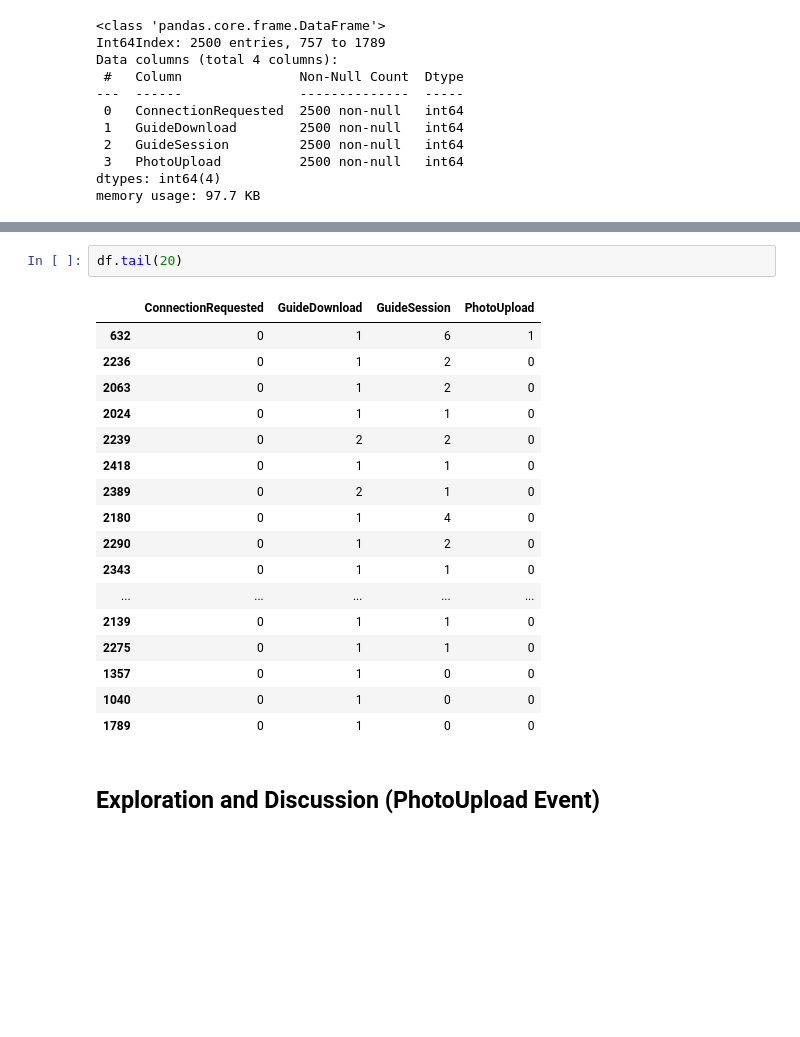
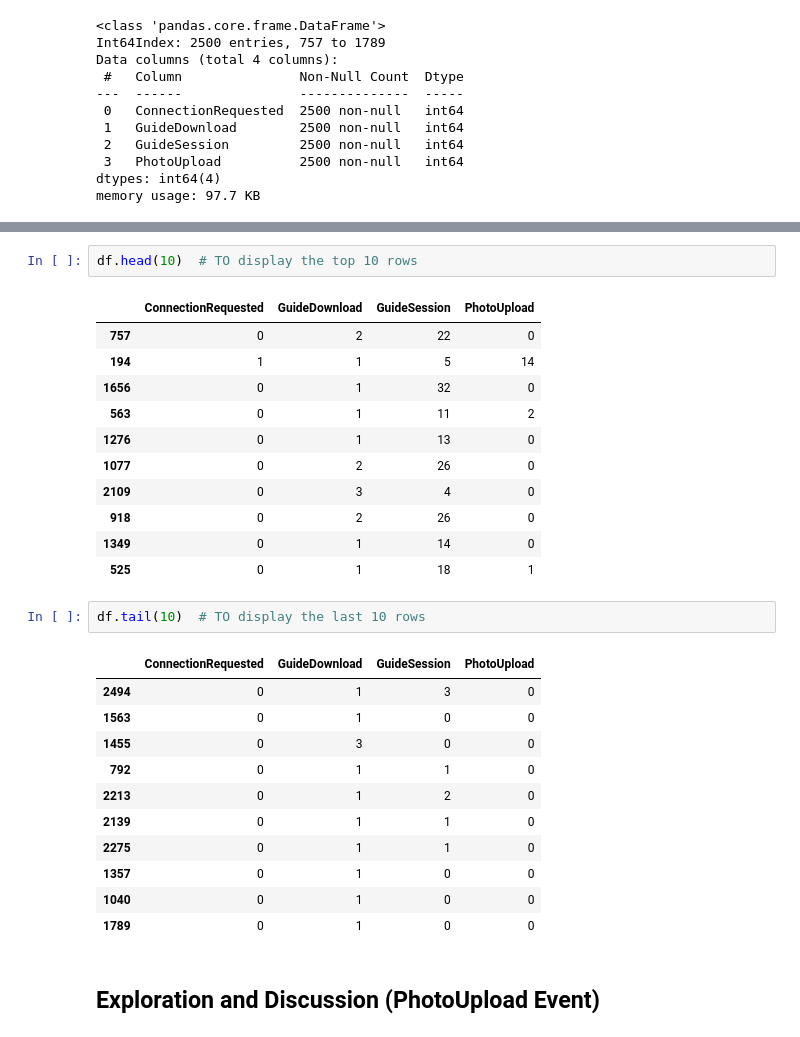
Before and after one commit to PatrickCmd/GuideBook-Data-Science, a Jupyter notebook: Guide Book Data Science Refactor.ipynb, the cells around one changed output, grey strips where cells are left out. Cells and saved outputs as stored; diff of their text form; blank space fills up the shorter version.

```diff
--- a/Guide Book Data Science Refactor.ipynb
+++ b/Guide Book Data Science Refactor.ipynb
@@ -202,23 +185,31 @@ df.head(30)
-# %%
-df.tail(20)
-# %% [output]
-|  | ConnectionRequested | GuideDownload | GuideSession | PhotoUpload |
-| 632 | 0 | 1 | 6 | 1 |
-| 2236 | 0 | 1 | 2 | 0 |
-| 2063 | 0 | 1 | 2 | 0 |
-| 2024 | 0 | 1 | 1 | 0 |
-| 2239 | 0 | 2 | 2 | 0 |
-| 2418 | 0 | 1 | 1 | 0 |
-| 2389 | 0 | 2 | 1 | 0 |
-| 2180 | 0 | 1 | 4 | 0 |
-| 2290 | 0 | 1 | 2 | 0 |
-| 2343 | 0 | 1 | 1 | 0 |
-| ... | ... | ... | ... | ... |
-| 2139 | 0 | 1 | 1 | 0 |
-| 2275 | 0 | 1 | 1 | 0 |
-| 1357 | 0 | 1 | 0 | 0 |
-| 1040 | 0 | 1 | 0 | 0 |
-| 1789 | 0 | 1 | 0 | 0 |
+# %%
+df.head(10)  # TO display the top 10 rows
+# %% [output]
+|  | ConnectionRequested | GuideDownload | GuideSession | PhotoUpload |
+| 757 | 0 | 2 | 22 | 0 |
+| 194 | 1 | 1 | 5 | 14 |
+| 1656 | 0 | 1 | 32 | 0 |
+| 563 | 0 | 1 | 11 | 2 |
+| 1276 | 0 | 1 | 13 | 0 |
+| 1077 | 0 | 2 | 26 | 0 |
+| 2109 | 0 | 3 | 4 | 0 |
+| 918 | 0 | 2 | 26 | 0 |
+| 1349 | 0 | 1 | 14 | 0 |
+| 525 | 0 | 1 | 18 | 1 |
+# %%
+df.tail(10)  # TO display the last 10 rows
+# %% [output]
+|  | ConnectionRequested | GuideDownload | GuideSession | PhotoUpload |
+| 2494 | 0 | 1 | 3 | 0 |
+| 1563 | 0 | 1 | 0 | 0 |
+| 1455 | 0 | 3 | 0 | 0 |
+| 792 | 0 | 1 | 1 | 0 |
+| 2213 | 0 | 1 | 2 | 0 |
+| 2139 | 0 | 1 | 1 | 0 |
+| 2275 | 0 | 1 | 1 | 0 |
+| 1357 | 0 | 1 | 0 | 0 |
+| 1040 | 0 | 1 | 0 | 0 |
+| 1789 | 0 | 1 | 0 | 0 |
 # %% [markdown]
 ## Exploration and Discussion (PhotoUpload Event)
 # %%
```
Also changed, not shown: parts of 26 cells of this notebook, 17 other files.
